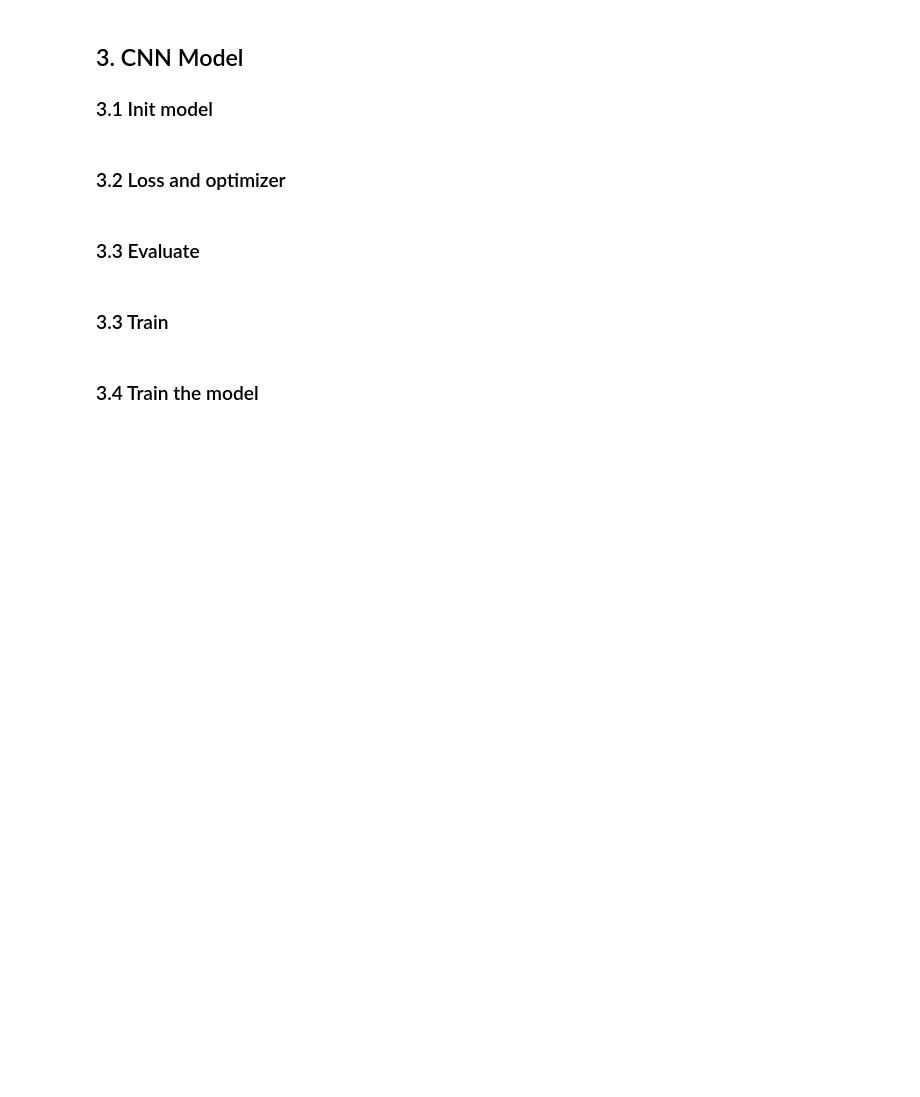
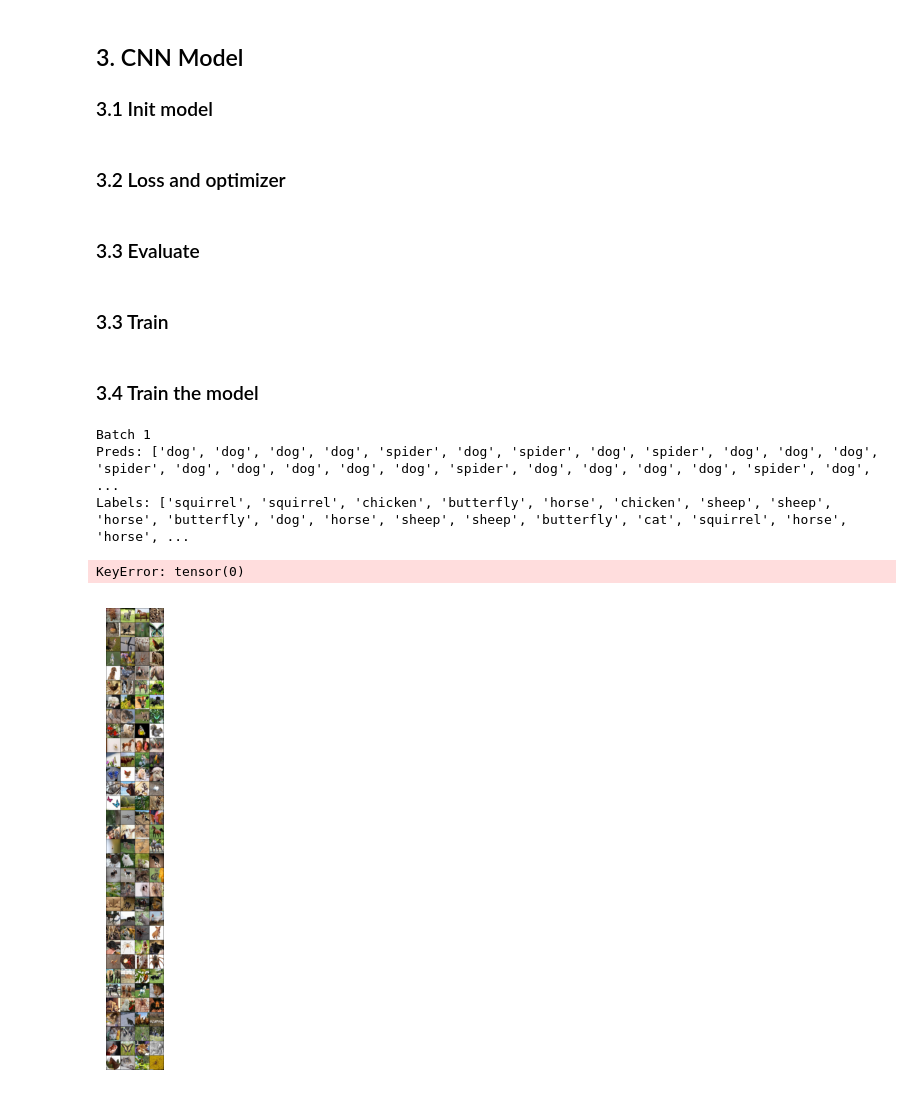
Before and after one commit to ROmanGanushchak/ZNEUS-project2, a Jupyter notebook: analysis.ipynb, the cells around one changed output. Cells and saved outputs as stored; diff of their text form; code cells hidden in the pictures; blank space fills up the shorter version.

```diff
--- a/analysis.ipynb
+++ b/analysis.ipynb
@@ -451,5 +465,51 @@ def train(train_loader, eval_loader, model, print_res=False):
     return model, train_losses, val_losses, val_accuracies
 # %% [markdown]
 ### 3.4 Train the model
+# %%
+import torchvision
+
+
+def show_images(imgs, labels, preds=None, classes=None):
+    imgs = imgs.cpu()
+    labels = labels.cpu()
+    grid = torchvision.utils.make_grid(imgs, nrow=4, normalize=True)
+    plt.figure(figsize=(12,6))
+    plt.imshow(grid.permute(1, 2, 0))
+    plt.axis('off')
+
+    label_texts = [classes[l] if classes else str(l) for l in labels]
+    if preds is not None:
+        pred_texts = [classes[p] if classes else str(p) for p in preds]
+        title_text = [f"{l}/{p}" for l,p in zip(label_texts, pred_texts)]
+    else:
+        title_text = label_texts
+    plt.title(' | '.join(title_text[:8]))  # len title na prvých 8 obrázkov
+    plt.show()
+
+# Zober si mapu labelov z train datasetu
+classes_map = {v:k for k,v in train_dataset.labels_map.items()}  # index -> label name
+
+model.eval()
+with torch.no_grad():
+    for batch_idx, (imgs, labels) in enumerate(val_loader):
+        imgs, labels = imgs.to(device), labels.to(device)
+
+        outputs = model(imgs)
+        preds = outputs.argmax(dim=1)
+
+        print(f"Batch {batch_idx+1}")
+        print("Preds:", [classes_map[p.item()] for p in preds])
+        print("Labels:", [classes_map[l.item()] for l in labels])
+
+        show_images(imgs, labels, preds=preds, classes=classes_map)
+
+        # Pre testovanie stačí prvý batch
+        break
+# %% [output]
+Batch 1
+Preds: ['dog', 'dog', 'dog', 'dog', 'spider', 'dog', 'spider', 'dog', 'spider', 'dog', 'dog', 'dog', 'spider', 'dog', 'dog', 'dog', 'dog', 'dog', 'spider', 'dog', 'dog', 'dog', 'dog', 'spider', 'dog', ...
+Labels: ['squirrel', 'squirrel', 'chicken', 'butterfly', 'horse', 'chicken', 'sheep', 'sheep', 'horse', 'butterfly', 'dog', 'horse', 'sheep', 'sheep', 'butterfly', 'cat', 'squirrel', 'horse', 'horse', ...
+KeyError: tensor(0)
+[figure, added]
 # %%
 model, train_losses, val_losses, val_acc = train(train_loader, val_loader, model, print_res=True)
```
Also changed, not shown: parts of 6 cells of this notebook.
